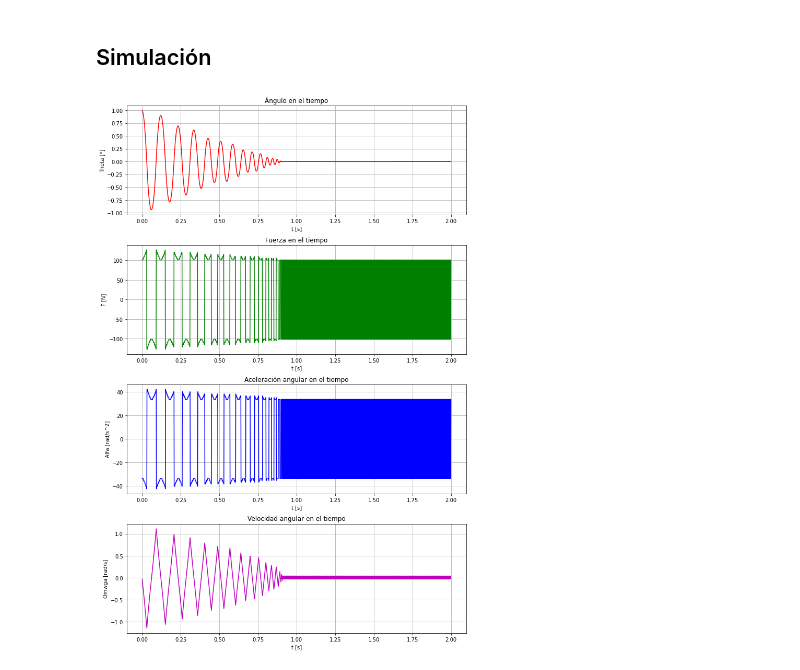
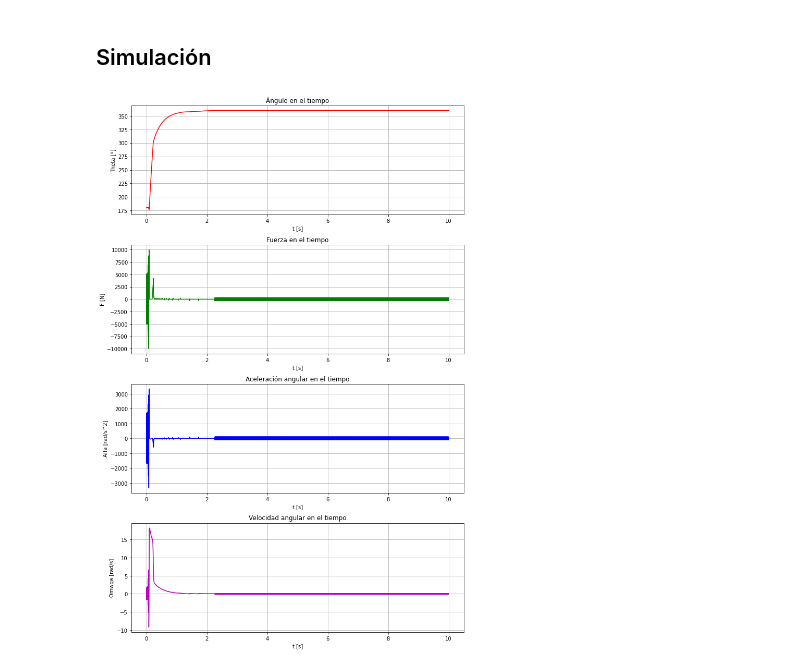
Before and after one commit to mabustillo14/IA2-2023, a Jupyter notebook: Trabajo_Practico_2/Ej3_LogicaDifusa/pendulo.ipynb, the cells around one changed output. Cells and saved outputs as stored; diff of their text form; code cells hidden in the pictures.

```diff
--- a/Trabajo_Practico_2/Ej3_LogicaDifusa/pendulo.ipynb
+++ b/Trabajo_Practico_2/Ej3_LogicaDifusa/pendulo.ipynb
@@ -305,0 +293,32 @@ Regla 7: La fuerza es 'Negativo Medio'
+# %%
+reglas = {
+    1: {"angulo": "Negativo Grande",    "v": "Negativo Grande",     "fuerza": "Negativo Grande"},
+    2: {"angulo": "Negativo Grande",    "v": "Negativo Medio",      "fuerza": "Negativo Grande"},
+    3: {"angulo": "Negativo Grande",    "v": "Cero",                "fuerza": "Negativo Medio"},
+    4: {"angulo": "Negativo Grande",    "v": "Positivo Medio",      "fuerza": "Negativo Medio"},
+    5: {"angulo": "Negativo Grande",    "v": "Positivo Grande",     "fuerza": "Cero"},
+
+    6: {"angulo": "Negativo Medio",     "v": "Negativo Grande",     "fuerza": "Negativo Grande"},
+    7: {"angulo": "Negativo Medio",     "v": "Negativo Medio",      "fuerza": "Negativo Grande"},
+    8: {"angulo": "Negativo Medio",     "v": "Cero",                "fuerza": "Negativo Medio"},
+    9: {"angulo": "Negativo Medio",     "v": "Positivo Medio",      "fuerza": "Cero"},
+    10: {"angulo": "Negativo Medio",    "v": "Positivo Grande",     "fuerza": "Cero"},
+
+    11: {"angulo": "Cero",              "v": "Negativo Grande",     "fuerza": "Negativo Grande"},
+    12: {"angulo": "Cero",              "v": "Negativo Medio",      "fuerza": "Negativo Medio"},
+    13: {"angulo": "Cero",              "v": "Cero",                "fuerza": "Cero"},
+    14: {"angulo": "Cero",              "v": "Positivo Medio",      "fuerza": "Positivo Medio"},
+    15: {"angulo": "Cero",              "v": "Positivo Grande",     "fuerza": "Positivo Grande"},
+
+    16: {"angulo": "Positivo Medio",    "v": "Negativo Grande",     "fuerza": "Cero"},
+    17: {"angulo": "Positivo Medio",    "v": "Negativo Medio",      "fuerza": "Cero"},
+    18: {"angulo": "Positivo Medio",    "v": "Cero",                "fuerza": "Positivo Medio"},
+    19: {"angulo": "Positivo Medio",    "v": "Positivo Medio",      "fuerza": "Positivo Grande"},
+    20: {"angulo": "Positivo Medio",    "v": "Positivo Grande",     "fuerza": "Positivo Grande"},
+
+    21: {"angulo": "Positivo Grande",   "v": "Negativo Grande",     "fuerza": "Cero"},
+    22: {"angulo": "Positivo Grande",   "v": "Negativo Medio",      "fuerza": "Positivo Medio"},
+    23: {"angulo": "Positivo Grande",   "v": "Cero",                "fuerza": "Positivo Medio"},
+    24: {"angulo": "Positivo Grande",   "v": "Positivo Medio",      "fuerza": "Positivo Grande"},
+    25: {"angulo": "Positivo Grande",   "v": "Positivo Grande",     "fuerza": "Positivo Grande"}
+}
@@ -539,17 +573,17 @@ def graficar(x,y, acel_angulares, vel_angulares, fuerzas):
 ## Simulación
 # %%
 delta_t = 0.001
-t_max = 2
-theta_0 = 1
+t_max = 10
+theta_0 = 180
 v_0 = 0
 a_0 = 0
 
 y, x, acel_angulares, vel_angulares, fuerzas= simular(t_max = t_max,
                                              delta_t = delta_t,
                                              theta_0 = theta_0,
                                              v_0 = v_0,
                                              a_0 = a_0)
 
 graficar(x, y, acel_angulares, vel_angulares, fuerzas)
 # %% [output]
-[figure, old version]
+[figure, new version]
```
Also changed, not shown: parts of 3 cells of this notebook, 1 other file.
